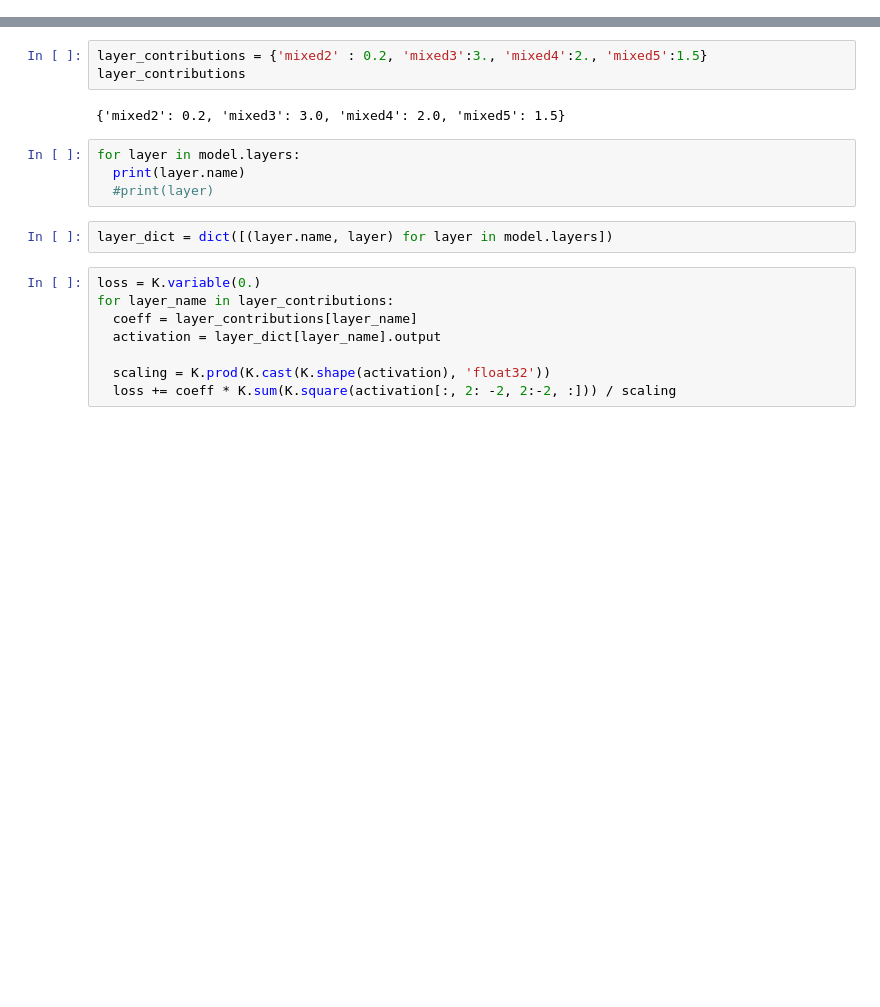
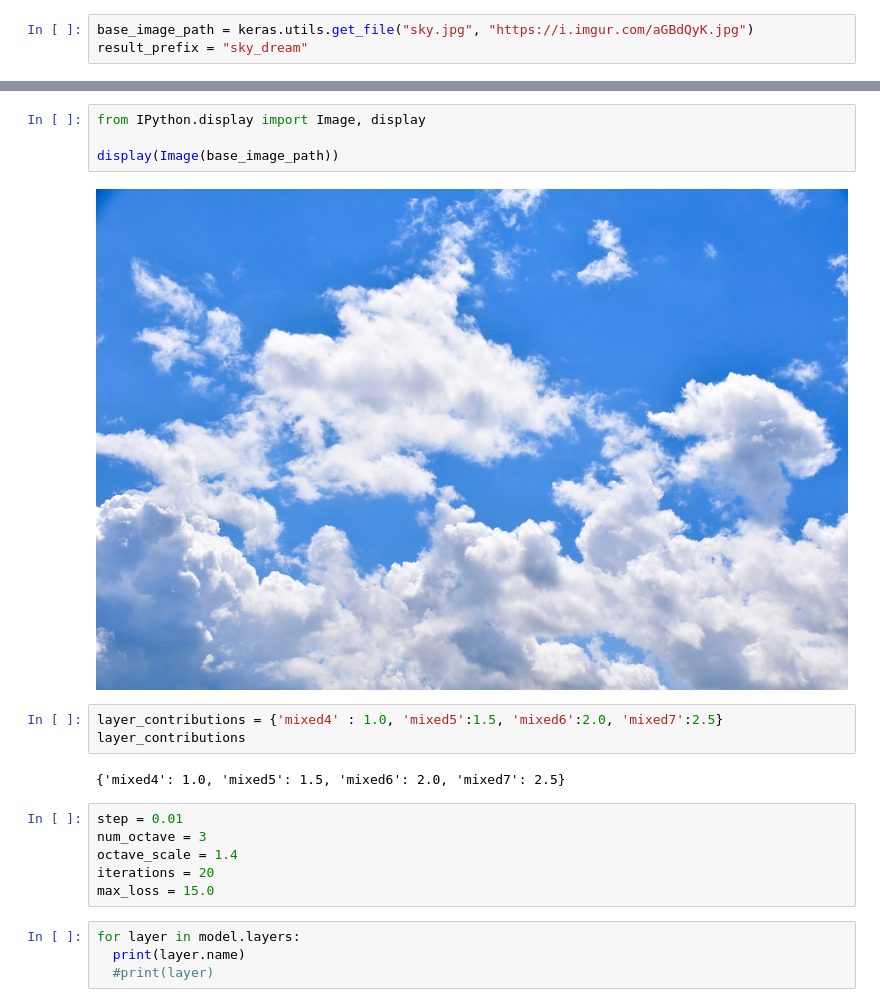
Before and after one commit to LucasColas/DeepDream, a Jupyter notebook: DeepDream.ipynb, the cells around one changed output, grey strips where cells are left out. Saved outputs shown, nothing was run; the diff lists cells and outputs as text; blank space fills up the shorter version.

```diff
--- a/DeepDream.ipynb
+++ b/DeepDream.ipynb
@@ -11,0 +9,3 @@ Downloading data from https://storage.googleapis.com/tensorflow/keras-applicatio
+# %%
+base_image_path = keras.utils.get_file("sky.jpg", "https://i.imgur.com/aGBdQyK.jpg")
+result_prefix = "sky_dream"
@@ -12,19 +15,21 @@ Downloading data from https://storage.googleapis.com/tensorflow/keras-applicatio
+# %%
+from IPython.display import Image, display
+
+display(Image(base_image_path))
+# %% [output]
+[figure, added]
 # %%
-layer_contributions = {'mixed2' : 0.2, 'mixed3':3., 'mixed4':2., 'mixed5':1.5}
+layer_contributions = {'mixed4' : 1.0, 'mixed5':1.5, 'mixed6':2.0, 'mixed7':2.5}
 layer_contributions
 # %% [output]
-{'mixed2': 0.2, 'mixed3': 3.0, 'mixed4': 2.0, 'mixed5': 1.5}
+{'mixed4': 1.0, 'mixed5': 1.5, 'mixed6': 2.0, 'mixed7': 2.5}
+# %%
+step = 0.01
+num_octave = 3
+octave_scale = 1.4
+iterations = 20
+max_loss = 15.0
 # %%
 for layer in model.layers:
   print(layer.name)
   #print(layer)
-# %%
-layer_dict = dict([(layer.name, layer) for layer in model.layers])
-# %%
-loss = K.variable(0.)
-for layer_name in layer_contributions:
-  coeff = layer_contributions[layer_name]
-  activation = layer_dict[layer_name].output
-
-  scaling = K.prod(K.cast(K.shape(activation), 'float32'))
-  loss += coeff * K.sum(K.square(activation[:, 2: -2, 2:-2, :])) / scaling
```
Also changed, not shown: parts of 8 cells of this notebook.
